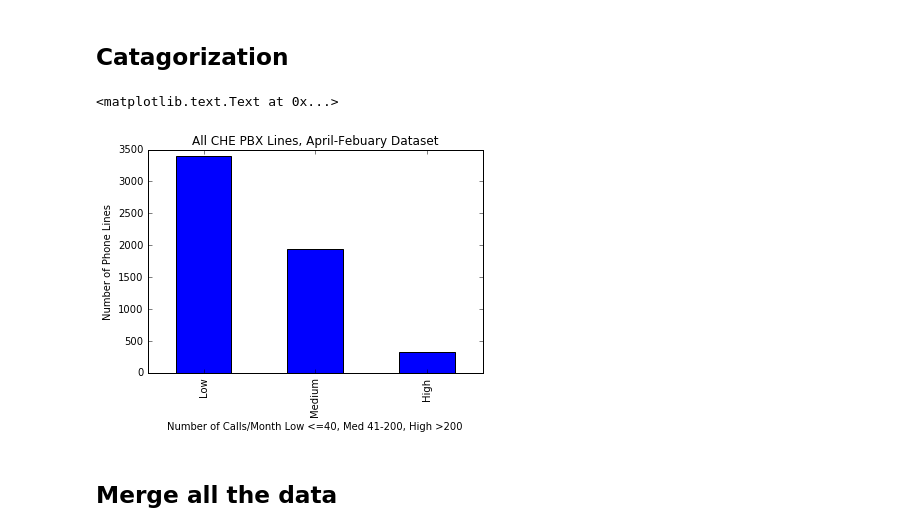
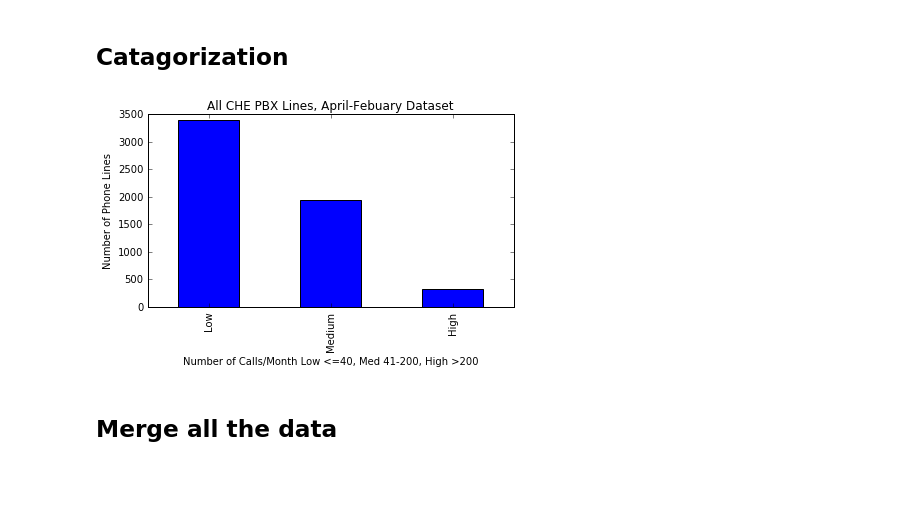
Before and after one commit to CityOfLosAngeles/pbx-analysis, a Jupyter notebook: DataCleaning.ipynb, the cells around one changed output. Saved outputs shown, nothing was run; the diff lists cells and outputs as text; code cells hidden in the pictures; blank space fills up the shorter version.

Commit message:
plots

```diff
--- a/DataCleaning.ipynb
+++ b/DataCleaning.ipynb
@@ -6,6 +6,8 @@ from bokeh.io import output_notebook
 from bokeh.charts import Histogram, Bar, show
 import os
 output_notebook()
+from matplotlib import rcParams
+rcParams.update({'figure.autolayout': True})
 # %% [output]
 Loading BokehJS ...
 # %%
@@ -132,10 +134,11 @@ annual_totals['catagory'] = annual_totals.apply(catagorize, axis=1)
 # %%
 ax = annual_totals.catagory.value_counts().plot(kind='bar', title='All CHE PBX Lines, April-Febuary Dataset')
 ax.set_xlabel('Number of Calls/Month Low <=40, Med 41-200, High >200')
 ax.set_ylabel('Number of Phone Lines')
+fig = ax.get_figure()
+fig.savefig('all_che.png')
 # %% [output]
-<matplotlib.text.Text at 0x...>
-[figure, old version]
+[figure, new version]
 # %%
 p1 = Bar(annual_totals.catagory.value_counts(), title='System Number of Users, by Type',
                                                 palette=['red', 'green', 'blue'],
```
Also changed, not shown: parts of 1 cell of this notebook, 2 other files.
